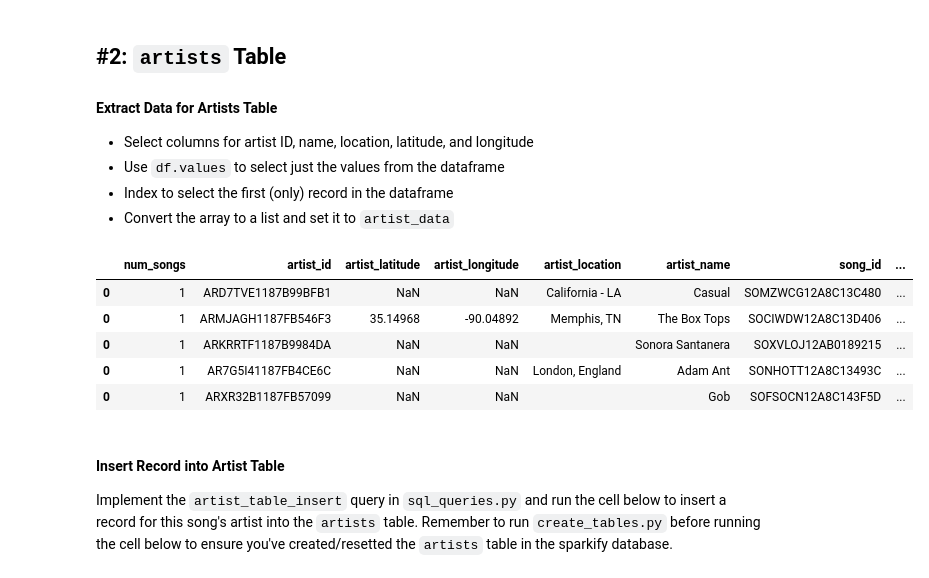
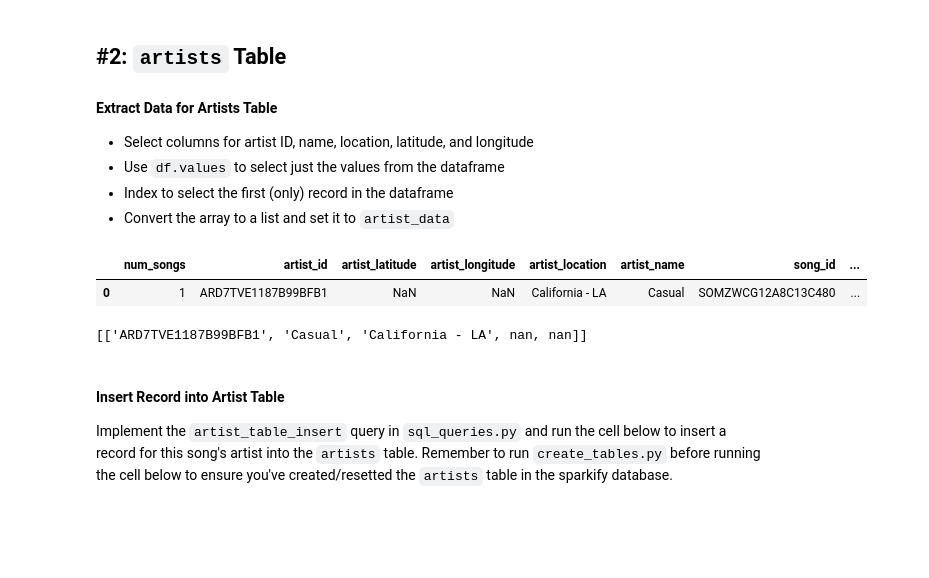
Before and after one commit to techmitchh/POSTGRES_DATAMODELING, a Jupyter notebook: etl.ipynb, the cells around one changed output. Drawn from its saved outputs; the diff is of its cells as text; code cells hidden in the pictures; blank space fills up the shorter version.

```diff
--- a/etl.ipynb
+++ b/etl.ipynb
@@ -49,0 +52,4 @@ df.head()
+# %%
+filepath = 'e:\\Udacity\\UdacityProjects\\postgres_datamodeling\\song_data\\A\\A\\A\\TRAAAAW128F429D538.json'
+df = pd.read_json(filepath, lines=True)
+df.head(2)
@@ -83,18 +92,16 @@ Run `test.ipynb` to see if you've successfully added a record to this table.
 - Index to select the first (only) record in the dataframe
 - Convert the array to a list and set it to `artist_data`
 # %%
-df.head()
+df.head(2)
 # %% [output]
 |  | num_songs | artist_id | artist_latitude | artist_longitude | artist_location | artist_name | song_id | ... |
 | 0 | 1 | ARD7TVE1187B99BFB1 | NaN | NaN | California - LA | Casual | SOMZWCG12A8C13C480 | ... |
-| 0 | 1 | ARMJAGH1187FB546F3 | 35.14968 | -90.04892 | Memphis, TN | The Box Tops | SOCIWDW12A8C13D406 | ... |
-| 0 | 1 | ARKRRTF1187B9984DA | NaN | NaN |  | Sonora Santanera | SOXVLOJ12AB0189215 | ... |
-| 0 | 1 | AR7G5I41187FB4CE6C | NaN | NaN | London, England | Adam Ant | SONHOTT12A8C13493C | ... |
-| 0 | 1 | ARXR32B1187FB57099 | NaN | NaN |  | Gob | SOFSOCN12A8C143F5D | ... |
 # %%
 art_col = df[['artist_id','artist_name','artist_location','artist_latitude','artist_longitude']].values.tolist()
 artist_data = art_col
 artist_data
+# %% [output]
+[['ARD7TVE1187B99BFB1', 'Casual', 'California - LA', nan, nan]]
 # %% [markdown]
 #### Insert Record into Artist Table
 Implement the `artist_table_insert` query in `sql_queries.py` and run the cell below to insert a record for this song's artist into the `artists` table. Remember to run `create_tables.py` before running the cell below to ensure you've created/resetted the `artists` table in the sparkify database.
```
Also changed, not shown: parts of 24 cells of this notebook, 1 other file.
